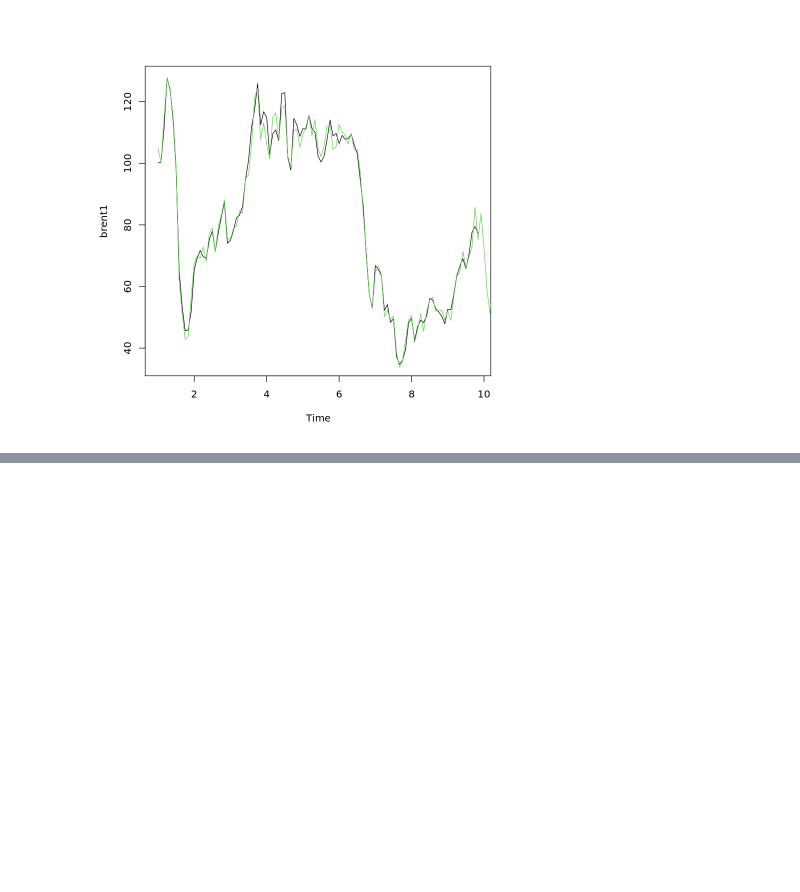
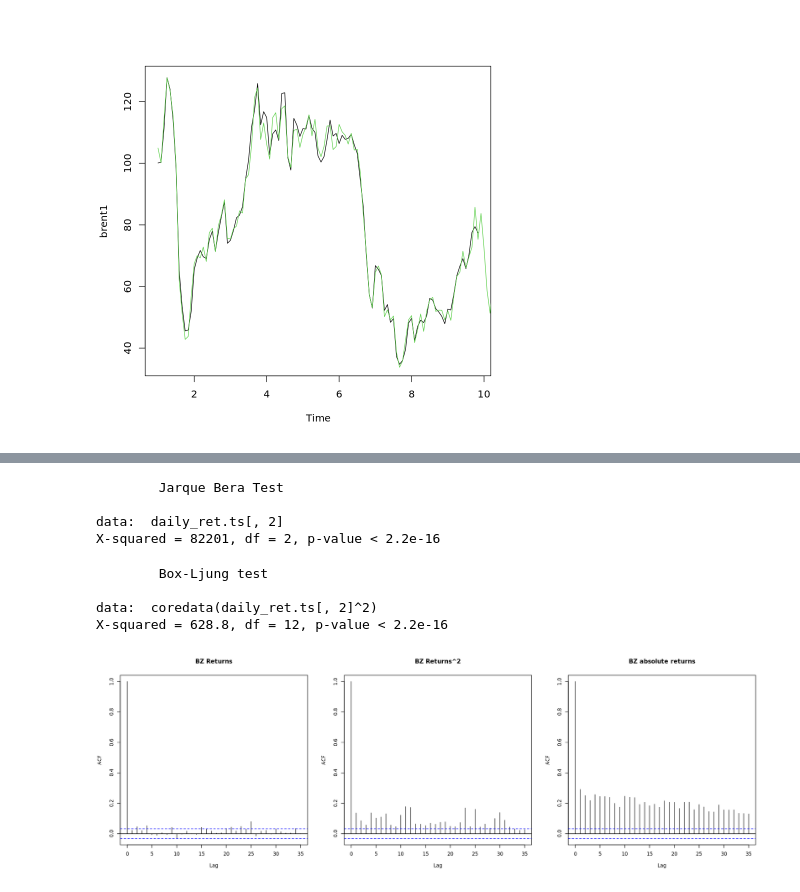
Before and after one commit to W-Mrt/Time-series-analysis-for-finance, a Jupyter notebook: final.ipynb, the cells around one changed output, grey strips where cells are left out. Drawn from its saved outputs; the diff is of its cells as text; code cells hidden in the pictures; blank space fills up the shorter version.

```diff
--- a/final.ipynb
+++ b/final.ipynb
@@ -743,0 +803,26 @@ A Time Series: 13 × 12
+# %%
+#conduct Jarque-Bera test for normality
+jarque.bera.test(daily_ret.ts[,2])
+
+#In this case, we would reject the null hypothesis that the data is not normally distributed.
+# %% [output]
+        Jarque Bera Test
+
+data:  daily_ret.ts[, 2]
+X-squared = 82201, df = 2, p-value < 2.2e-16
+# %%
+# plot autocorrelations of returns, returns^2 and abs(returns)
+options(repr.plot.width=15, repr.plot.height=5)
+par(mfrow=c(1,3))
+ acf(daily_ret.ts[,2], main="BZ Returns",cex.main=10)
+ acf(daily_ret.ts[,2]^2, main="BZ Returns^2",cex.main=10)
+ acf(abs(daily_ret.ts[,2]), main="BZ absolute returns",cex.main=10)
+par(mfrow=c(1,1))
+# use Ljung Box.test from stats package to check auto correlation in squre retruns
+Box.test(coredata(daily_ret.ts[,2]^2), type="Ljung-Box", lag = 12)
+# %% [output]
+        Box-Ljung test
+
+data:  coredata(daily_ret.ts[, 2]^2)
+X-squared = 628.8, df = 12, p-value < 2.2e-16
+[figure, added]
```
Also changed, not shown: parts of 27 cells of this notebook.
